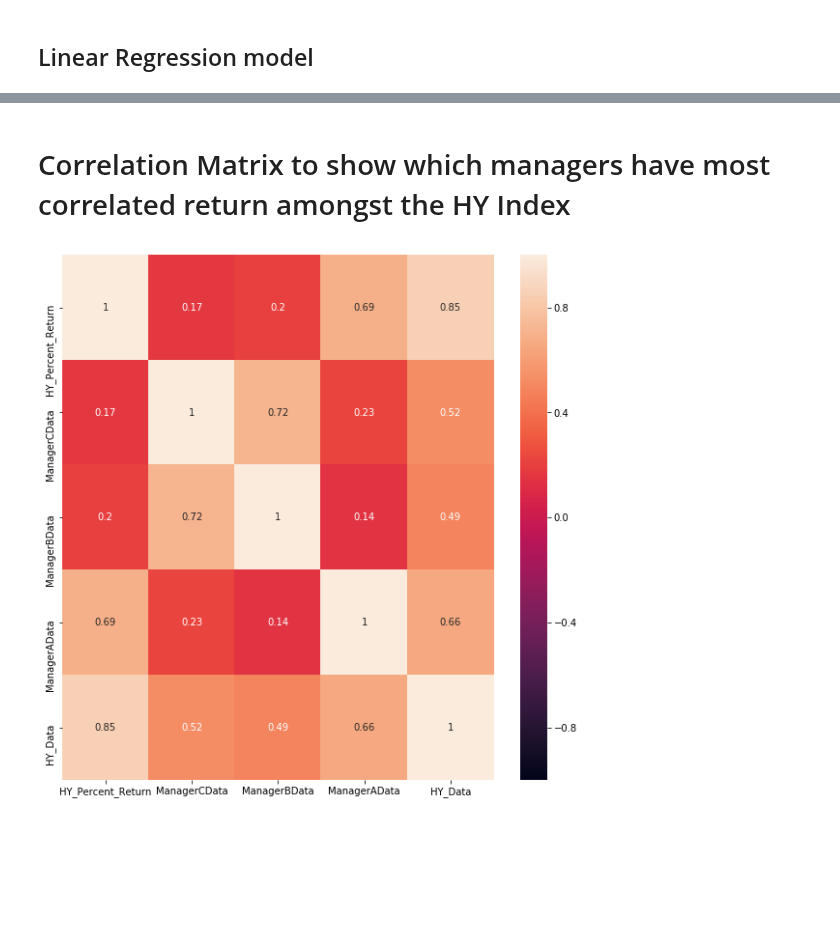
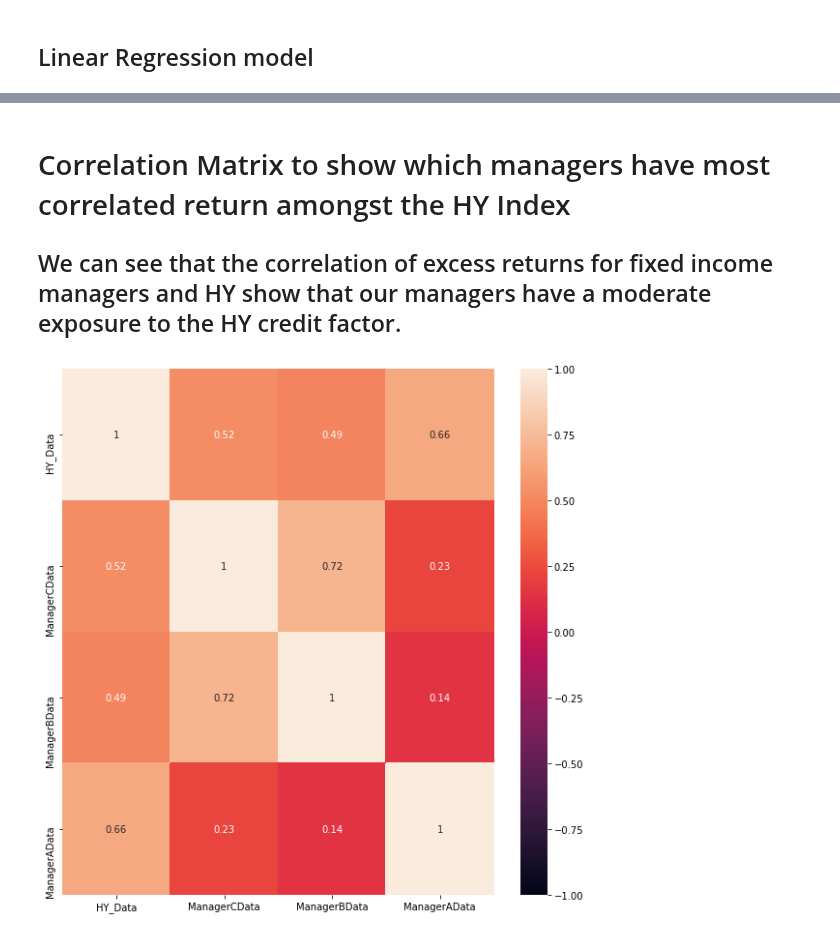
Before and after one commit to valazeinali/BoydWatterson, a Jupyter notebook: BoydWatterson/Linear_Regression_Model_HY_2.ipynb, the cells around one changed output, grey strips where cells are left out. Cells and saved outputs as stored; diff of their text form; code cells hidden in the pictures; blank space fills up the shorter version.

```diff
--- a/BoydWatterson/Linear_Regression_Model_HY_2.ipynb
+++ b/BoydWatterson/Linear_Regression_Model_HY_2.ipynb
@@ -171,9 +163,11 @@ Text(0.5, 1.0, 'Diff of HY & Agg. Versus HY & Agg.')
 # %% [markdown]
 # Correlation Matrix to show which managers have most correlated return amongst the HY Index
+
+## We can see that the correlation of excess returns for fixed income managers and HY show that our managers have a moderate exposure to the HY credit factor.
 # %%
 #Pairwise correlation between attributes
 fig=plt.figure(figsize=(10, 10))
-sns.heatmap(newData[['HY_Percent_Return', 'ManagerCData', 'ManagerBData', 'ManagerAData', 'HY_Data' ]].corr(), vmin = -1, vmax=1, annot=True)
+sns.heatmap(newData[['HY_Data','ManagerCData', 'ManagerBData', 'ManagerAData' ]].corr(), vmin = -1, vmax=1, annot=True)
 plt.show()
 # %% [output]
-[figure, old version]
+[figure, new version]
```
Also changed, not shown: parts of 11 cells of this notebook.
